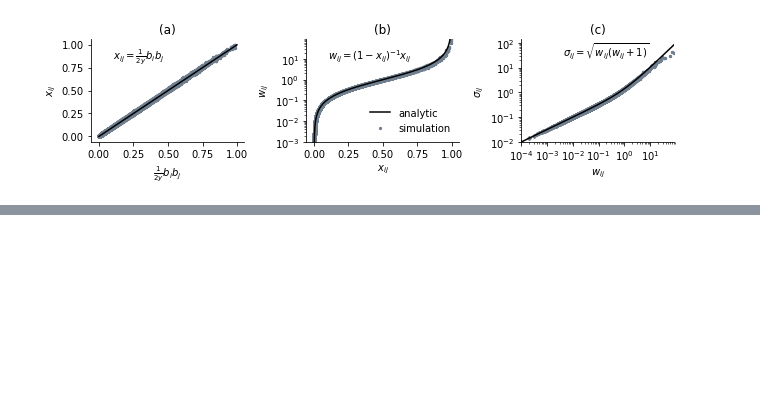
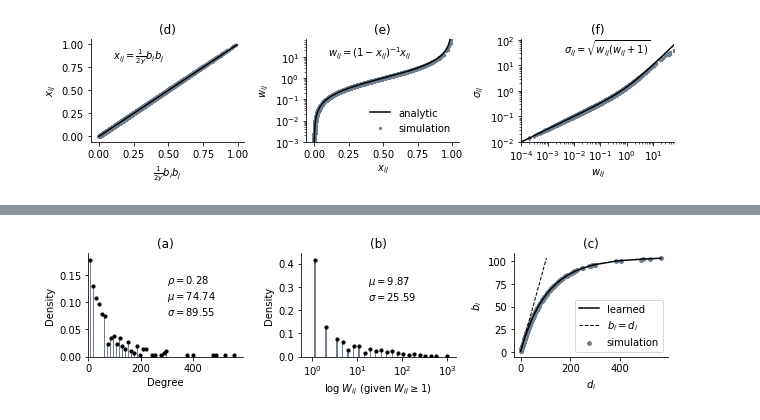
Before and after one commit to PhilChodrow/multigraph_moments, a Jupyter notebook: figs_descriptive.ipynb, the cells around one changed output, grey strips where cells are left out. Saved outputs shown, nothing was run; the diff lists cells and outputs as text; code cells hidden in the pictures; blank space fills up the shorter version.

```diff
--- a/figs_descriptive.ipynb
+++ b/figs_descriptive.ipynb
@@ -269,0 +207,91 @@ plt.savefig('../../Downloads/degree_distribution.png', dpi=300)
+# %%
+X, Y = np.histogram(d, bins = 50)
+X = X/X.sum()
+Y = Y[1:] - (Y[1] - Y[0])/2
+
+Y = Y[X>0]
+X = X[X > 0]
+
+fig = plt.figure(figsize = (9, 2.5))
+ax1 = fig.add_subplot(131)
+
+
+ax1.bar(Y, X, color = 'slategrey', width = 3)
+ax1.scatter(Y, X, color = 'black', zorder=10, s = 10)
+ax1.set(title = '(a)',
+       ylim = (0, None),
+       xlim = (0, None),
+       xlabel = "Degree",
+       ylabel = "Density")
+
+
+# distribution of interaction weights
+ax3 = fig.add_subplot(132)
+
+data = 'contact-high-school'
+path = data + '/' + data + '-'
+
+t_min = 1386330122
+
+C = read.read_data(data, t_min = t_min)
+C = hypergraph.hypergraph(C)
+G = hypergraph.projected_graph(C, as_hyper = True)
+W = adjacency_matrix(G)
+to_hist = np.log(W[W > 0].ravel())
+X, Y = np.histogram(to_hist, bins = 25)
+X = X/X.sum()
+Y = Y[1:] - (Y[1] - Y[0])/2
+
+Y = Y[X>0]
+X = X[X > 0]
+
+ax3.bar(Y, X, color = 'slategrey', width = .05)
+ax3.scatter(Y, X, color = 'black', zorder=10, s = 10)
+ax3.set(title = '(b)',
+       ylim = (0, None),
+       xlim = (-.5, None),
+       xlabel = r"$\log \; W_{ij}$ (given $W_{ij} \geq 1$)",
+       ylabel = "Density")
+
+W_ = W[W>0]
+mu = W_.mean()
+sigma = np.sqrt(np.var(W_))
+ax3.text(2.5, .25,
+         r'$\mu = $' + str(round(mu, 2)) + '\n' + r'$\sigma = $' + str(round(sigma, 2)))
+
+# ax3.semilogy()
+ax3.set_xticks(np.arange(0, 7, 2))
+ax3.set_xticklabels([r"$10^0$", r"$10^1$", r"$10^2$", r"$10^3$"])
+
+
+# first plot: basic descriptives of degree sequence
+mu = d.mean()
+sigma = np.sqrt(((d**2).mean() - d.mean()**2))
+density = d.sum() / (n*(n-1))
+
+ax1.text(300, .08,
+        r'$\rho = $' + str(round(density, 2)) + '\n' +  r'$\mu = $' + str(round(mu, 2)) + '\n' + r'$\sigma = $' + str(round(sigma,2)))
+
+ax2 = fig.add_subplot(133)
+
+
+ax2.scatter(d, b, color = 'slategrey', label = 'simulation', s = 15)
+ax2.plot(np.sort(d), np.sort(b_), color = 'black', label = 'learned', linewidth = linewidth)
+ax2.plot([0, b.max()], [0, b.max()], linestyle = 'dashed', color = 'black', label = r'$b_i = d_i$', linewidth = 1)
+
+
+ax2.set(xlabel = r'$d_i$',
+        ylabel = r'$b_i$',
+        title = '(c)')
+
+for ax in ax1, ax2, ax3:
+    ax.spines['right'].set_visible(False)
+    ax.spines['top'].set_visible(False)
+
+ax2.legend(loc = 'lower right')
+
+plt.tight_layout()
+
+plt.savefig('../../Downloads/degree_distribution.png', dpi=300)
+# %% [output]
+[figure, added]
```
Also changed, not shown: parts of 8 cells of this notebook, 4 other files.
